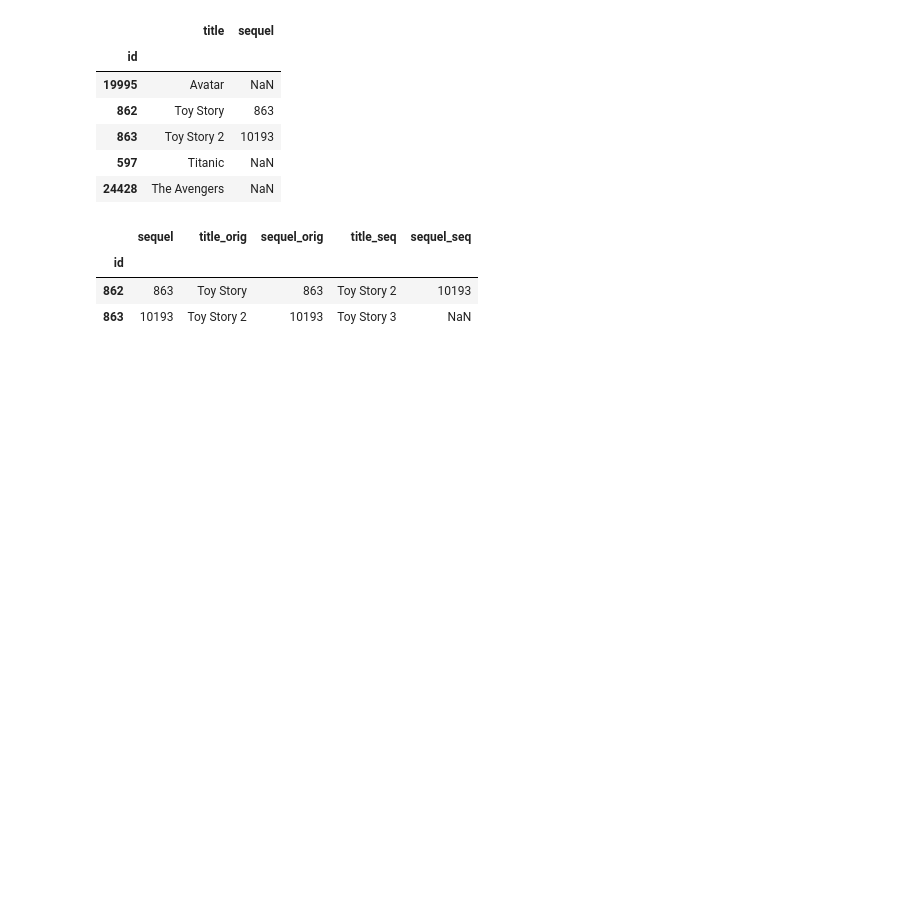
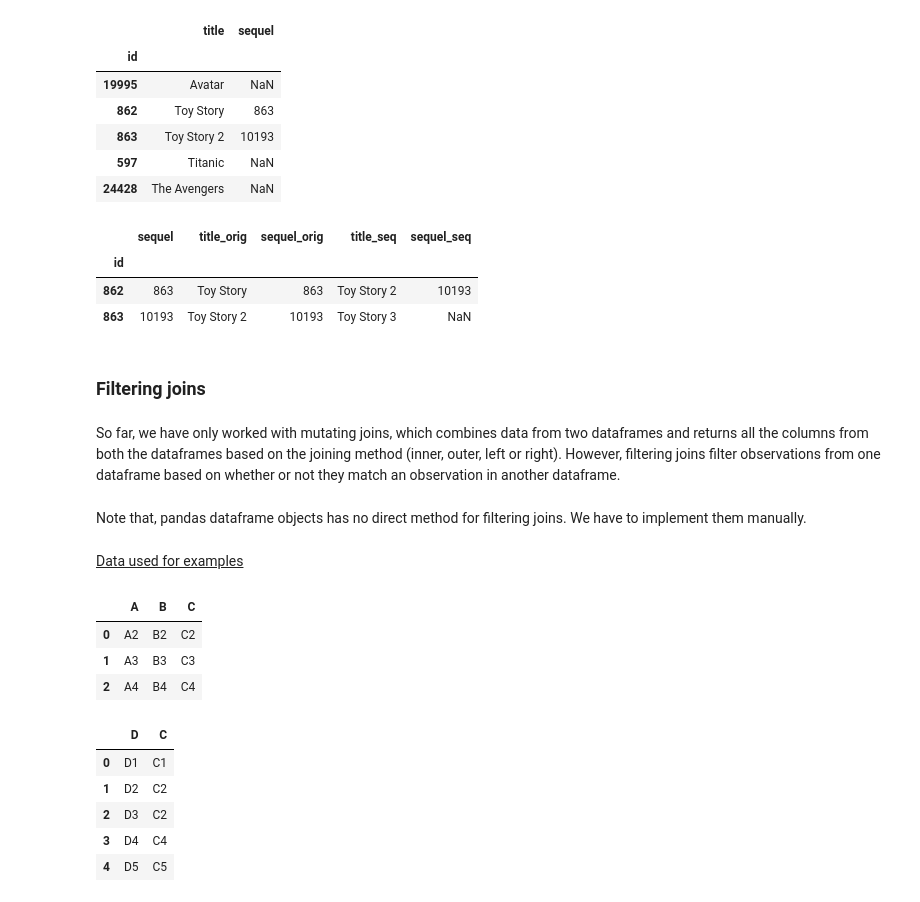
Before and after one commit to AindreaAjax/ML_Introduction, a Jupyter notebook: Pandas/04_DataFrames.ipynb, the cells around one changed output. Saved outputs shown, nothing was run; the diff lists cells and outputs as text; code cells hidden in the pictures; blank space fills up the shorter version.

```diff
--- a/Pandas/04_DataFrames.ipynb
+++ b/Pandas/04_DataFrames.ipynb
@@ -2007,3 +1981,11 @@ sequels.merge(
 | id |  |  |  |  |  |
 | 862 | 863 | Toy Story | 863 | Toy Story 2 | 10193 |
 | 863 | 10193 | Toy Story 2 | 10193 | Toy Story 3 | NaN |
+# %% [markdown]
+### Filtering joins
+# %% [markdown]
+So far, we have only worked with mutating joins, which combines data from two dataframes and returns all the columns from both the dataframes based on the joining method (inner, outer, left or right). However, filtering joins filter observations from one dataframe based on whether or not they match an observation in another dataframe.
+# %% [markdown]
+Note that, pandas dataframe objects has no direct method for filtering joins. We have to implement them manually.
+# %% [markdown]
+<u> Data used for examples</u>
@@ -2009,0 +1998,7 @@ sequels.merge(
+# %%
+df1
+# %% [output]
+|  | A | B | C |
+| 0 | A2 | B2 | C2 |
+| 1 | A3 | B3 | C3 |
+| 2 | A4 | B4 | C4 |
@@ -2009,0 +2010,9 @@ sequels.merge(
+# %%
+df2
+# %% [output]
+|  | D | C |
+| 0 | D1 | C1 |
+| 1 | D2 | C2 |
+| 2 | D3 | C2 |
+| 3 | D4 | C4 |
+| 4 | D5 | C5 |
```
Also changed, not shown: parts of 20 cells of this notebook.
